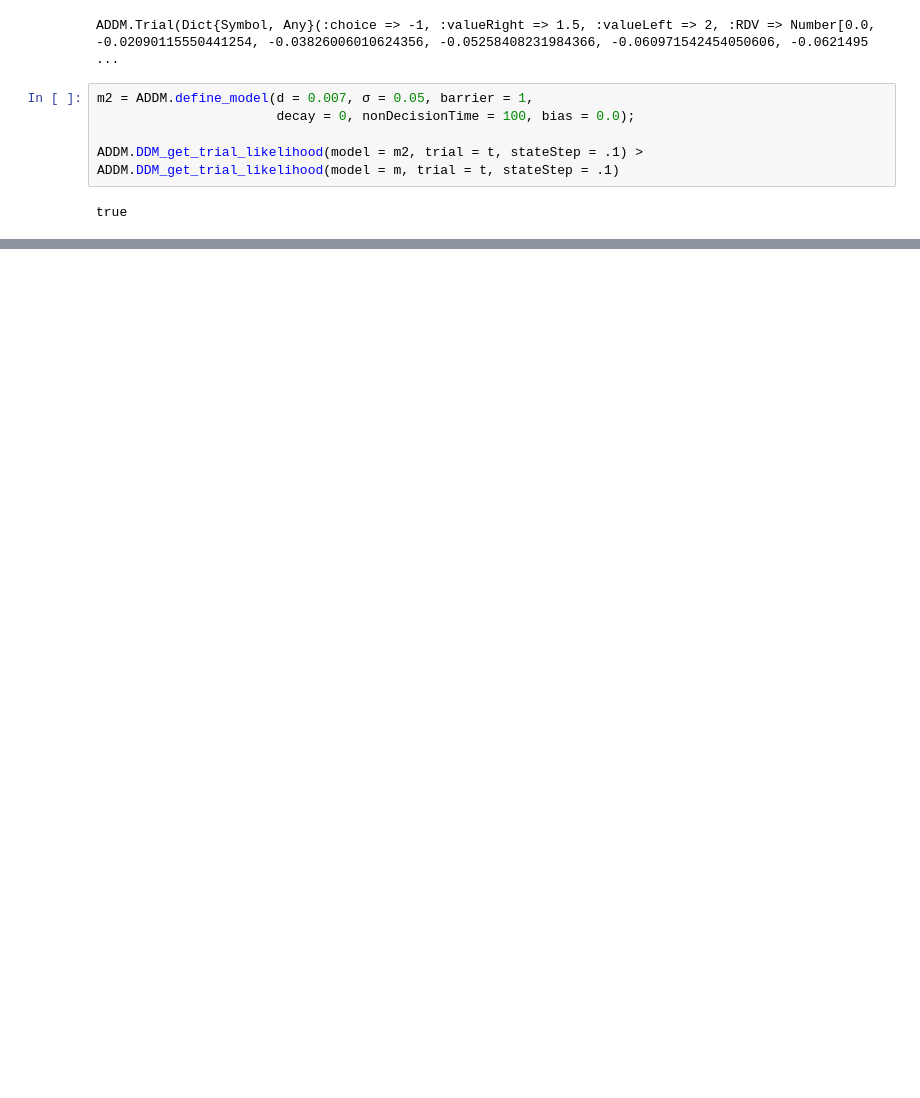
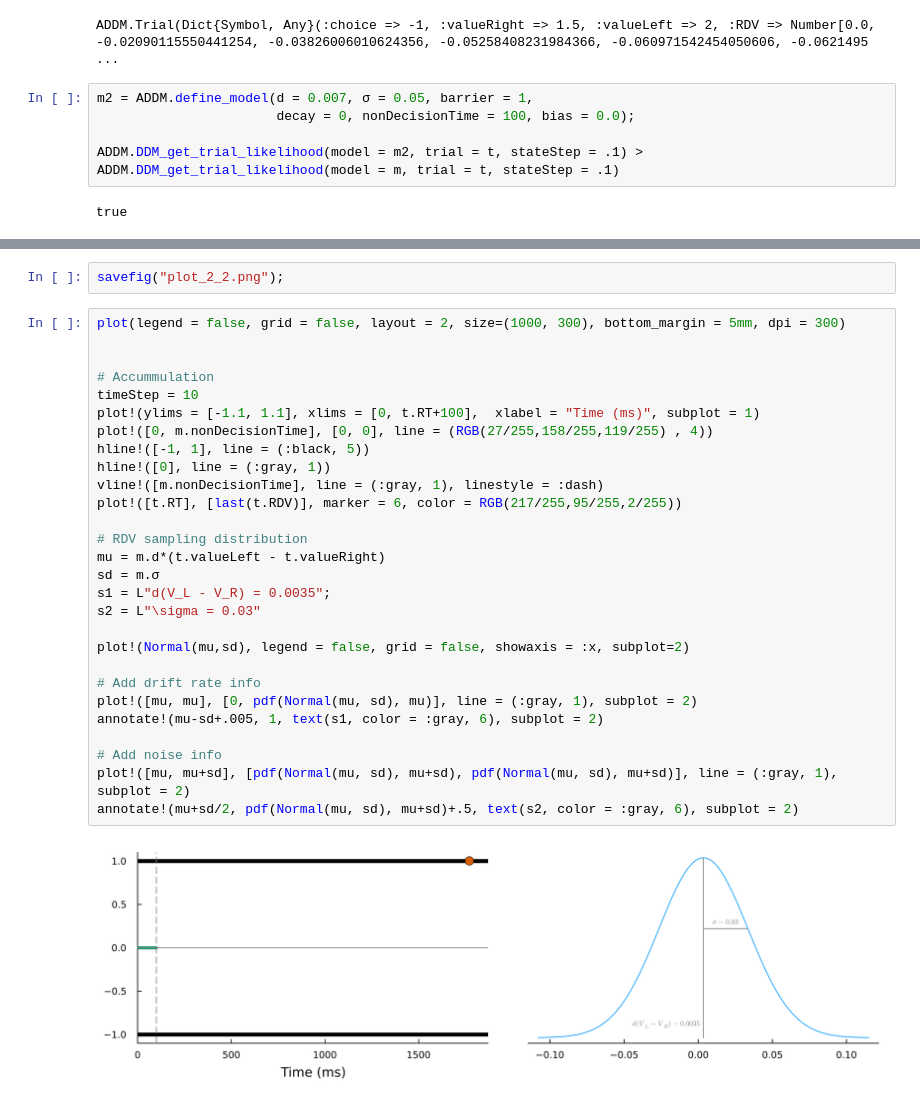
Before and after one commit to zenkavi/ADDM.jl, a Jupyter notebook: docs/src/tutorials/02_likelihood_computation_figures.ipynb, the cells around one changed output, grey strips where cells are left out. Cells and saved outputs as stored; diff of their text form; blank space fills up the shorter version.

```diff
--- a/docs/src/tutorials/02_likelihood_computation_figures.ipynb
+++ b/docs/src/tutorials/02_likelihood_computation_figures.ipynb
@@ -99,0 +107,32 @@ plot!([diff(t.RDV)[54]], [pdf(Normal(mu, sd), diff(t.RDV)[54])], marker = 5, col
+# %%
+savefig("plot_2_2.png");
+# %%
+plot(legend = false, grid = false, layout = 2, size=(1000, 300), bottom_margin = 5mm, dpi = 300)
+
+
+# Accummulation
+timeStep = 10
+plot!(ylims = [-1.1, 1.1], xlims = [0, t.RT+100],  xlabel = "Time (ms)", subplot = 1)
+plot!([0, m.nonDecisionTime], [0, 0], line = (RGB(27/255,158/255,119/255) , 4))
+hline!([-1, 1], line = (:black, 5))
+hline!([0], line = (:gray, 1))
+vline!([m.nonDecisionTime], line = (:gray, 1), linestyle = :dash)
+plot!([t.RT], [last(t.RDV)], marker = 6, color = RGB(217/255,95/255,2/255))
+
+# RDV sampling distribution
+mu = m.d*(t.valueLeft - t.valueRight)
+sd = m.σ
+s1 = L"d(V_L - V_R) = 0.0035";
+s2 = L"\sigma = 0.03"
+
+plot!(Normal(mu,sd), legend = false, grid = false, showaxis = :x, subplot=2)
+
+# Add drift rate info
+plot!([mu, mu], [0, pdf(Normal(mu, sd), mu)], line = (:gray, 1), subplot = 2)
+annotate!(mu-sd+.005, 1, text(s1, color = :gray, 6), subplot = 2)
+
+# Add noise info
+plot!([mu, mu+sd], [pdf(Normal(mu, sd), mu+sd), pdf(Normal(mu, sd), mu+sd)], line = (:gray, 1), subplot = 2)
+annotate!(mu+sd/2, pdf(Normal(mu, sd), mu+sd)+.5, text(s2, color = :gray, 6), subplot = 2)
+# %% [output]
+[figure, added]
```
Also changed, not shown: parts of 5 cells of this notebook, 1 other file.
